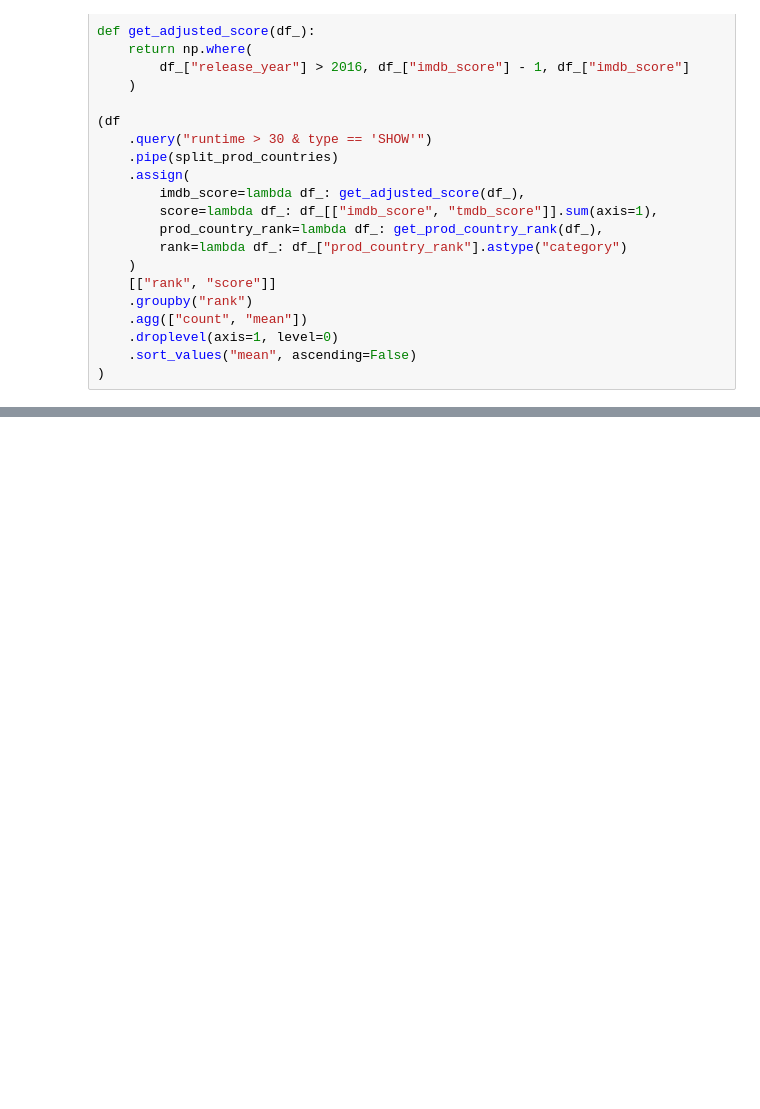
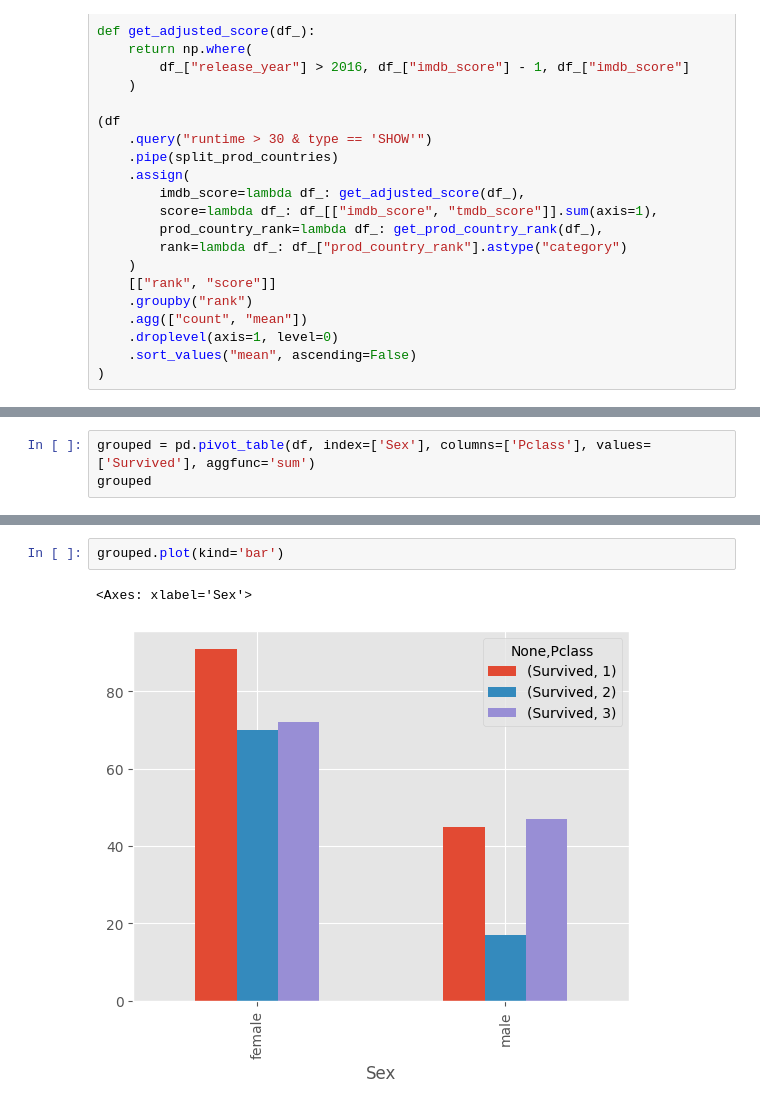
Before and after one commit to 1mmo/data-analysis-handbook, a Jupyter notebook: handbook/Working with data/Pandas.ipynb, the cells around one changed output, grey strips where cells are left out. Saved outputs shown, nothing was run; the diff lists cells and outputs as text; blank space fills up the shorter version.

```diff
--- a/handbook/Working with data/Pandas.ipynb
+++ b/handbook/Working with data/Pandas.ipynb
@@ -1849,0 +1917,3 @@ def get_adjusted_score(df_):
+# %%
+grouped = pd.pivot_table(df, index=['Sex'], columns=['Pclass'], values=['Survived'], aggfunc='sum')
+grouped
@@ -1849,0 +1926,5 @@ def get_adjusted_score(df_):
+# %%
+grouped.plot(kind='bar')
+# %% [output]
+<Axes: xlabel='Sex'>
+[figure, added]
```
Also changed, not shown: parts of 11 cells of this notebook, 3 other files.
